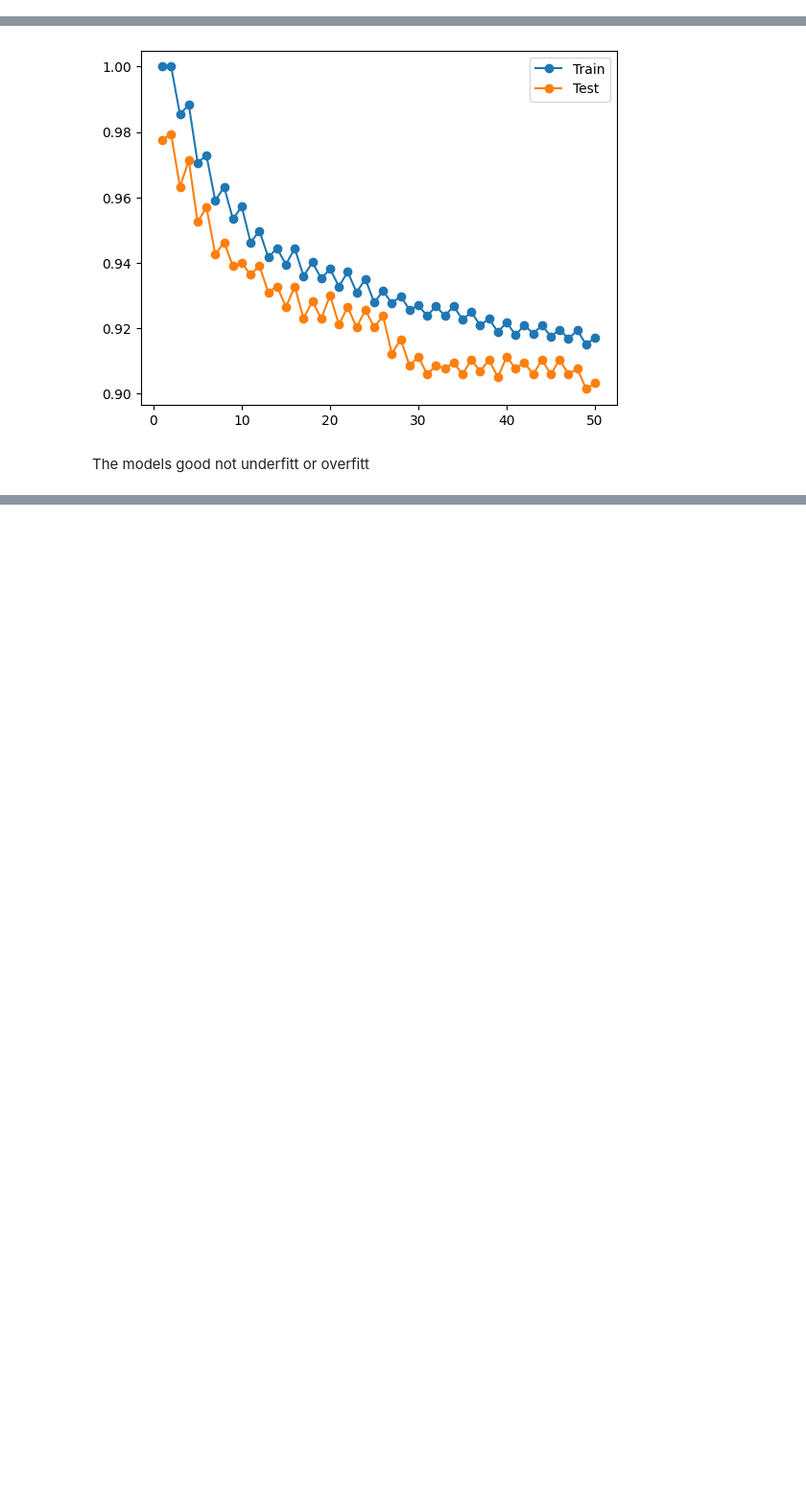
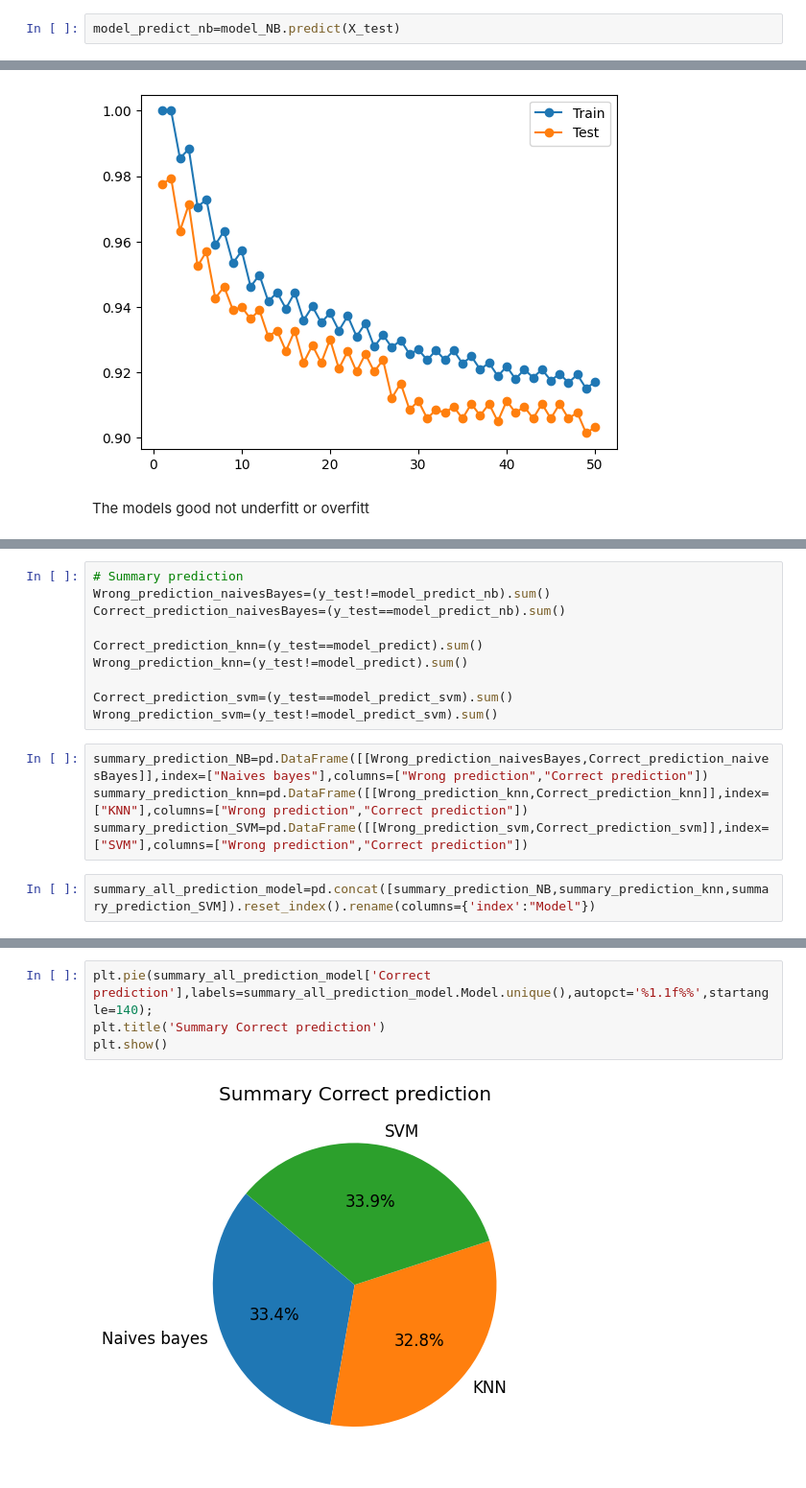
Before and after one commit to ackermanjayjay/sms-spam, a Jupyter notebook: project_transfer_learning_embed.ipynb, the cells around one changed output, grey strips where cells are left out. Shown at 96% size. Drawn from its saved outputs; the diff is of its cells as text; blank space fills up the shorter version.

Commit message:
fix(adding summary) summary but must add confusion matrix later

```diff
--- a/project_transfer_learning_embed.ipynb
+++ b/project_transfer_learning_embed.ipynb
@@ -244,0 +260,2 @@ Length test data : 1115
+# %%
+model_predict_nb=model_NB.predict(X_test)
@@ -431,0 +549,16 @@ The models good not underfitt or overfitt
+# %%
+# Summary prediction
+Wrong_prediction_naivesBayes=(y_test!=model_predict_nb).sum()
+Correct_prediction_naivesBayes=(y_test==model_predict_nb).sum()
+
+Correct_prediction_knn=(y_test==model_predict).sum()
+Wrong_prediction_knn=(y_test!=model_predict).sum()
+
+Correct_prediction_svm=(y_test==model_predict_svm).sum()
+Wrong_prediction_svm=(y_test!=model_predict_svm).sum()
+# %%
+summary_prediction_NB=pd.DataFrame([[Wrong_prediction_naivesBayes,Correct_prediction_naivesBayes]],index=["Naives bayes"],columns=["Wrong prediction","Correct prediction"])
+summary_prediction_knn=pd.DataFrame([[Wrong_prediction_knn,Correct_prediction_knn]],index=["KNN"],columns=["Wrong prediction","Correct prediction"])
+summary_prediction_SVM=pd.DataFrame([[Wrong_prediction_svm,Correct_prediction_svm]],index=["SVM"],columns=["Wrong prediction","Correct prediction"])
+# %%
+summary_all_prediction_model=pd.concat([summary_prediction_NB,summary_prediction_knn,summary_prediction_SVM]).reset_index().rename(columns={'index':"Model"})
@@ -431,0 +572,6 @@ The models good not underfitt or overfitt
+# %%
+plt.pie(summary_all_prediction_model['Correct prediction'],labels=summary_all_prediction_model.Model.unique(),autopct='%1.1f%%',startangle=140);
+plt.title('Summary Correct prediction')
+plt.show()
+# %% [output]
+[figure, added]
```
Also changed, not shown: parts of 33 cells of this notebook.
